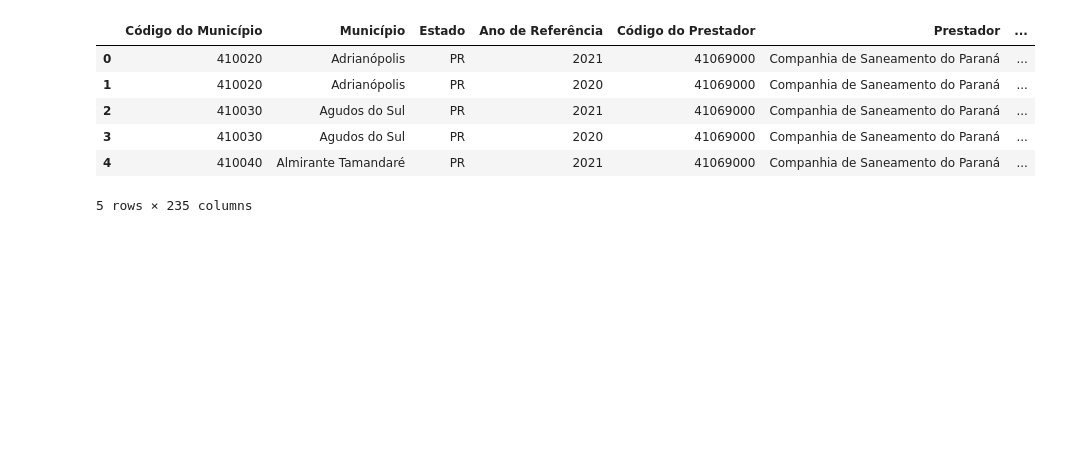
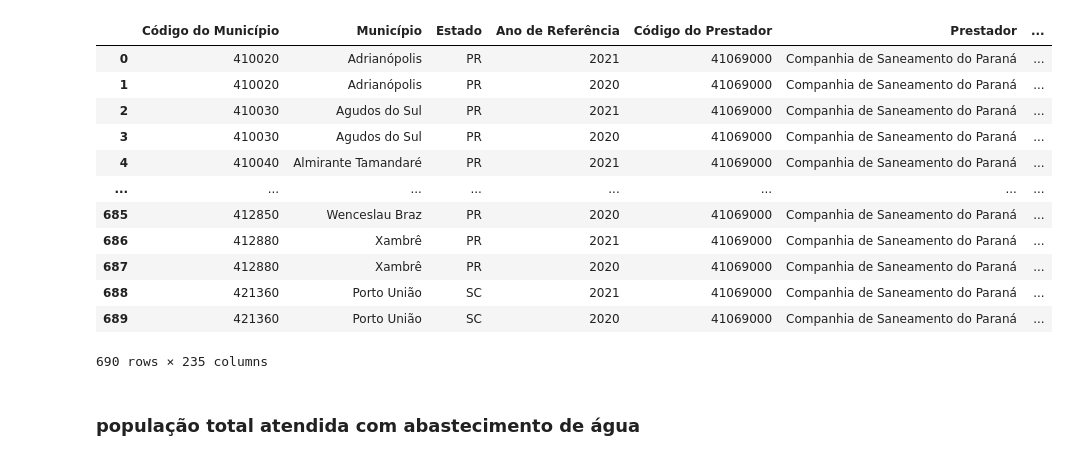
Before and after one commit to msbrasil/analise-indicadores-snis, a Jupyter notebook: main.ipynb, the cells around one changed output. Saved outputs shown, nothing was run; the diff lists cells and outputs as text; code cells hidden in the pictures; blank space fills up the shorter version.

Commit message:
pop atendida
variação da população atendida

```diff
--- a/main.ipynb
+++ b/main.ipynb
@@ -4,13 +4,21 @@ import numpy as np
 import matplotlib.pyplot as plt
 # %%
 snis = pd.read_excel('dados/indicadores-sanepar-20-21.xlsx')
+# %%
+snis = snis.drop(snis.index[-1])
 # %%
-snis.head()
+snis
 # %% [output]
 |  | Código do Município | Município | Estado | Ano de Referência | Código do Prestador | Prestador | ... |
 | 0 | 410020 | Adrianópolis | PR | 2021 | 41069000 | Companhia de Saneamento do Paraná | ... |
 | 1 | 410020 | Adrianópolis | PR | 2020 | 41069000 | Companhia de Saneamento do Paraná | ... |
 | 2 | 410030 | Agudos do Sul | PR | 2021 | 41069000 | Companhia de Saneamento do Paraná | ... |
 | 3 | 410030 | Agudos do Sul | PR | 2020 | 41069000 | Companhia de Saneamento do Paraná | ... |
 | 4 | 410040 | Almirante Tamandaré | PR | 2021 | 41069000 | Companhia de Saneamento do Paraná | ... |
+| ... | ... | ... | ... | ... | ... | ... | ... |
+| 685 | 412850 | Wenceslau Braz | PR | 2020 | 41069000 | Companhia de Saneamento do Paraná | ... |
+| 686 | 412880 | Xambrê | PR | 2021 | 41069000 | Companhia de Saneamento do Paraná | ... |
+| 687 | 412880 | Xambrê | PR | 2020 | 41069000 | Companhia de Saneamento do Paraná | ... |
+| 688 | 421360 | Porto União | SC | 2021 | 41069000 | Companhia de Saneamento do Paraná | ... |
+| 689 | 421360 | Porto União | SC | 2020 | 41069000 | Companhia de Saneamento do Paraná | ... |
-5 rows × 235 columns
+690 rows × 235 columns
@@ -16,0 +54,2 @@ snis.head()
+# %% [markdown]
+###  população total atendida com abastecimento de água
```
Also changed, not shown: parts of 14 cells of this notebook, 1 other file.
